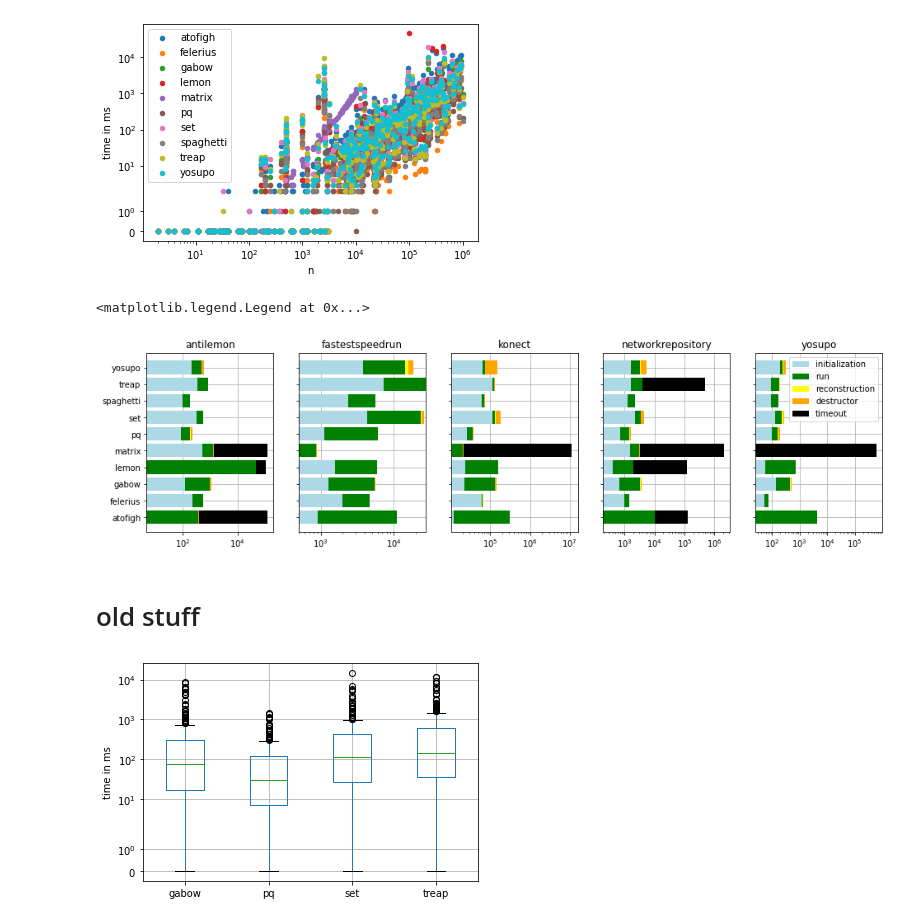
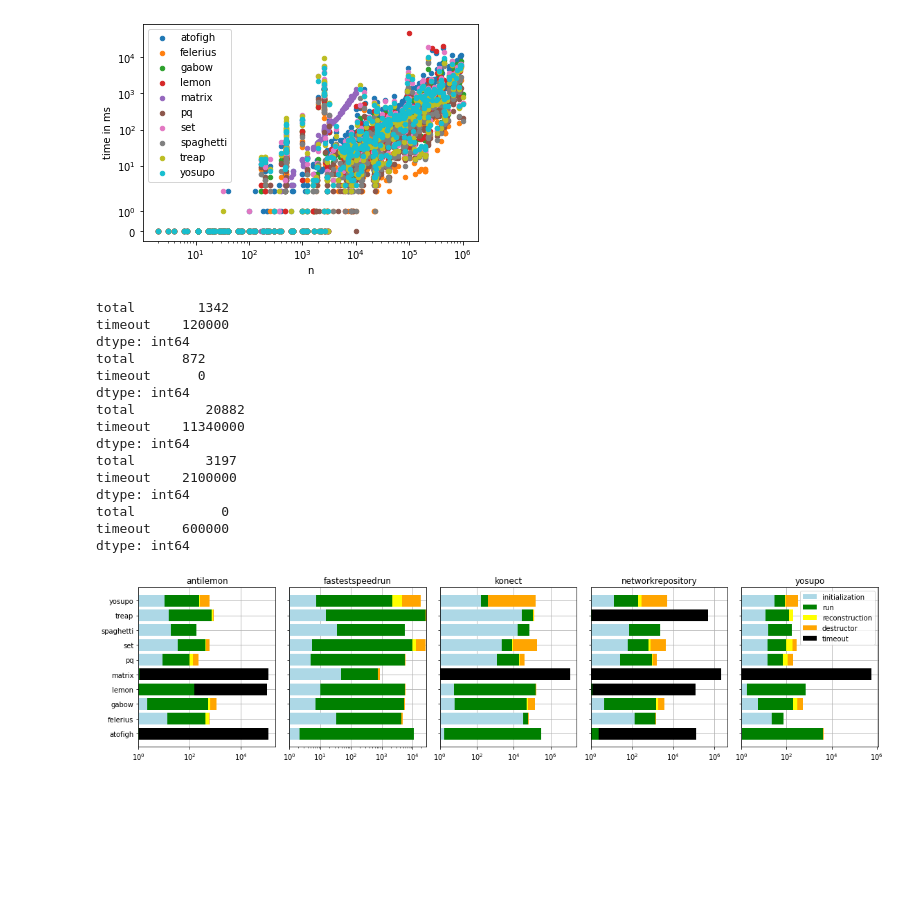
Before and after one commit to chistopher/arbok, a Jupyter notebook: data/plots.ipynb, the cells around one changed output. Drawn from its saved outputs; the diff is of its cells as text; code cells hidden in the pictures; blank space fills up the shorter version.

```diff
--- a/data/plots.ipynb
+++ b/data/plots.ipynb
@@ -93,37 +93,58 @@ Text(0, 0.5, 'time in ms')
 # %%
 to_plot = [
     ('con', 'initialization','lightblue'),
     ('run', 'run', 'green'),
     ('rec','reconstruction', 'yellow'),
     ('del','destructor', 'orange'),
     ('timeout','timeout', 'black')
 ]
 
 grps = data.groupby('source')
 
 fig, axs = plt.subplots(ncols=len(grps), sharey=True, figsize=(16,4))
 for (source, view), ax in zip(grps,axs):
     view = view.copy()
     view['timeout'] = 0
 
-    for col in ['run', 'con','rec','del']:
+    for col in ['run', 'con','rec','del', 'total']:
         view[col].replace(-1,0,inplace=True)
     view.loc[view.n==-1,'timeout'] = 60*1000
 
+    print(view.xs('matrix', level=1, drop_level=False)[['total','timeout']].sum())
+
     timings = view.sum(level=1).reset_index()
-    timings['offset'] = 0
+    timings['total'] += timings['timeout']
+    for col in ['run', 'con','rec','del', 'timeout']:
+        timings[col] = timings['total'] ** (timings[col] / timings['total'])
+
+    timings['offset'] = 1 # log of this is 0
     for column,label,color in to_plot:
-        ax.barh(y=timings['algo'], width=timings[column], label=label, color=color, left=timings.offset)
-        timings['offset'] += timings[column]
+        ax.barh(y=timings['algo'], width=timings.offset * timings[column] - timings.offset, label=label, color=color, left=timings.offset)
+        timings['offset'] *= timings[column] # multiplying logs is same as adding in non-log
 
     ax.set_title(source)
     ax.semilogx()
+    ax.set_xlim(left=1)
     ax.grid()
     ax.set_axisbelow(True)
 
 axs[-1].legend()
+fig.tight_layout()
+plt.savefig('temp_plots/time_bar.pdf')
 # %% [output]
-<matplotlib.legend.Legend at 0x...>
+total        1342
+timeout    120000
+dtype: int64
+total      872
+timeout      0
+dtype: int64
+total         20882
+timeout    11340000
+dtype: int64
+total         3197
+timeout    2100000
+dtype: int64
+total           0
+timeout    600000
+dtype: int64
-[figure, old version]
+[figure, new version]
-# %% [markdown]
-# old stuff
@@ -142,9 +150,0 @@ konect
-# %%
-konect.unstack(level=1).total.plot.box()
-plt.yscale('symlog')
-plt.grid()
-plt.autoscale()
-plt.ylabel('time in ms')
-plt.savefig('temp_plots/time_box.pdf')
-# %% [output]
-[figure, removed]
```
Also changed, not shown: parts of 5 cells of this notebook.
